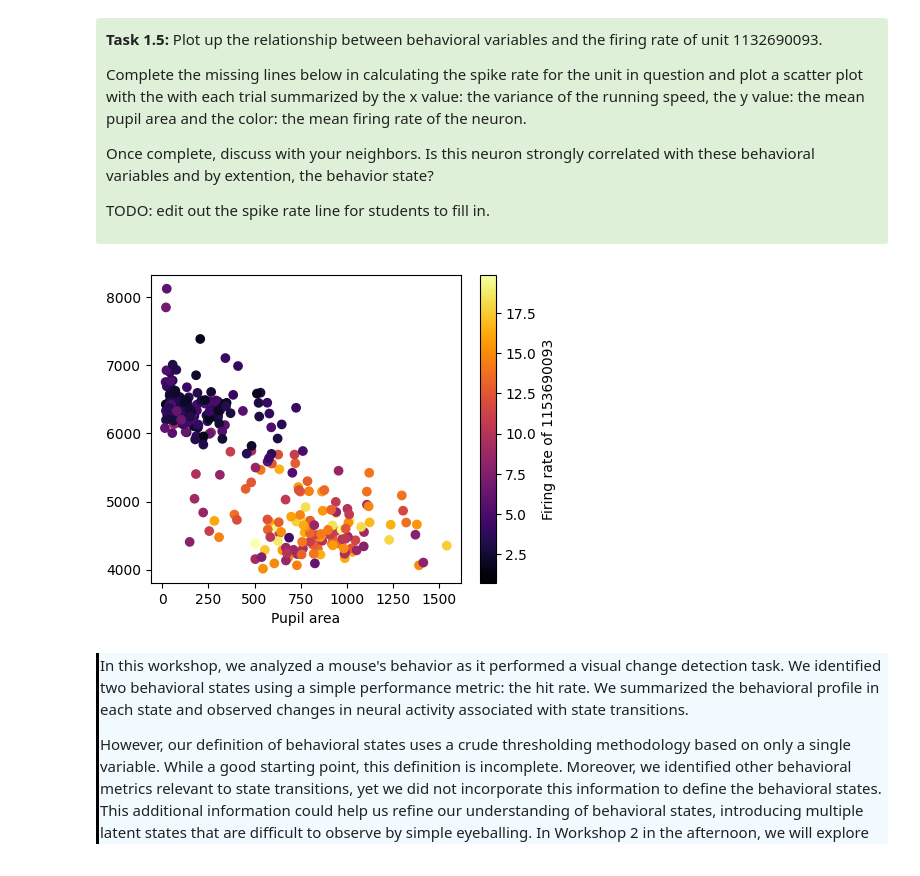
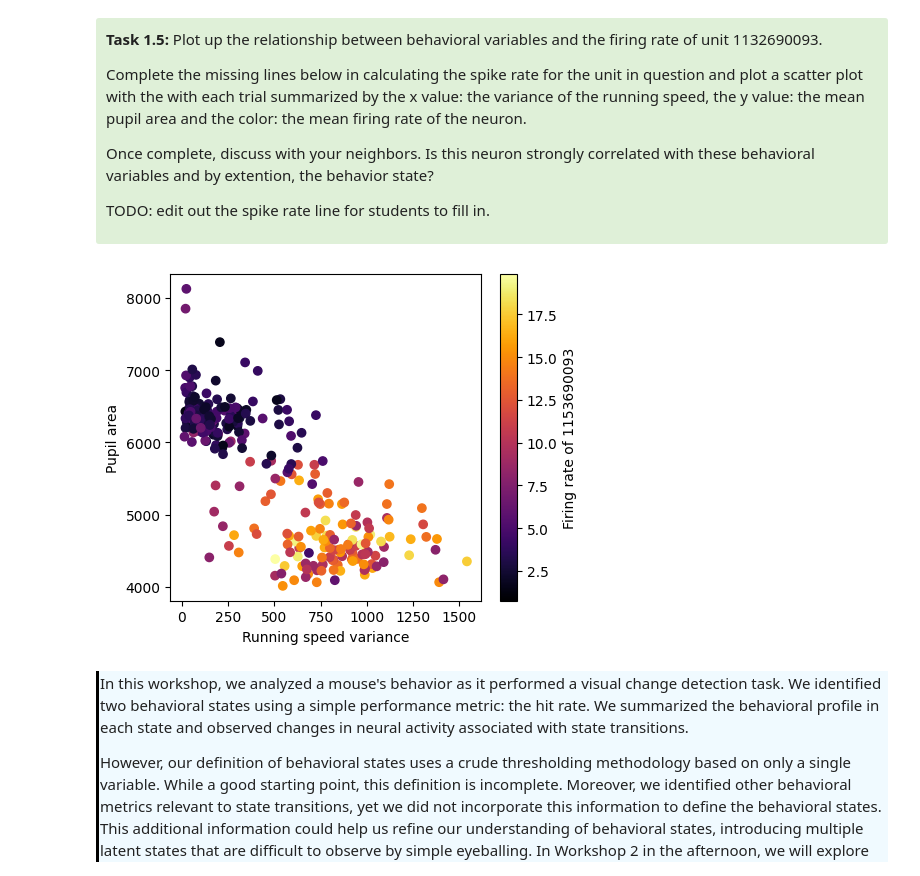
Before and after one commit to AllenSWDB/swdb_visualbehavior_template, a Jupyter notebook: code/Workshop1.ipynb, the cells around one changed output. Drawn from its saved outputs; the diff is of its cells as text; code cells hidden in the pictures.

```diff
--- a/code/Workshop1.ipynb
+++ b/code/Workshop1.ipynb
@@ -592,7 +594,7 @@ spike_times = [unit_data[np.logical_and(s1 <= unit_data, unit_data <= s2)] - s1
 spike_rate = [float(spike_times[a].shape[0])/(stop_times[i]-start_times[i]) for a, i in enumerate(start_times.index)]
 
 # plot the firing rate up
-fig, ax = plt.subplots(1,1,figsize=[6,3])
+fig, ax = plt.subplots(1,1,figsize=[6,2])
 
 ax.plot(spike_rate, 'k')
 ax.set_title(unit)
@@ -608,5 +610,7 @@ for i, trial in enumerate(switch_trials[:-1]):
 ax.set_title(unit)
 ax.set_xlabel('Trials')
 ax.set_ylabel('Firing Rate')
+ax.set_xlim(go_trials[0], go_trials[-1])
+plt.tight_layout()
 plt.show()
 # %% [output]
@@ -812,29 +819,30 @@ plt.show()
 # %%
 # Compute mean running speed in each go trial
 var_speed = [np.nanvar(running_speed[np.logical_and(s1 <= running_time, running_time <= s2)]) for s1, s2 in zip(trial_start, trial_stop)]
 # Compute mean pupil size in each go trial
 mean_pupil_area = [np.nanmean(pupil_area[np.logical_and(s1 <= pupil_time, pupil_time <= s2)]) for s1, s2 in zip(trial_start, trial_stop)]
 
 # Let's calculate the average firing rate in each trial
 unit = 1153690093
 unit_data = session.spike_times[unit]
 
-# define the all the trials that we want to study
+# define all the trials that we want to study
 start_times = trial_metadata[trial_metadata.go].start_time
 stop_times = trial_metadata[trial_metadata.go].stop_time
 
 spike_times = [unit_data[np.logical_and(s1 <= unit_data, unit_data <= s2)] - s1 for s1, s2 in zip(start_times, stop_times)]
 spike_rate = [float(spike_times[a].shape[0])/(stop_times[i]-start_times[i]) for a, i in enumerate(start_times.index)]
 
 # complete the plotting routine
 fig,ax = plt.subplots(figsize = [5,4])
 scat = ax.scatter(var_speed, mean_pupil_area, c=spike_rate, cmap='inferno')
 plt.colorbar(scat,label='Firing rate of {}'.format(unit))
 ax.set_xlabel('Running speed variance')
-ax.set_xlabel('Pupil area')
+ax.set_ylabel('Pupil area')
+plt.tight_layout()
 plt.show()
 # %% [output]
-[figure, old version]
+[figure, new version]
 # %%
 # Blank coding cell to work out Task 1.5
 # %% [markdown]
```
Also changed, not shown: parts of 8 cells of this notebook.
